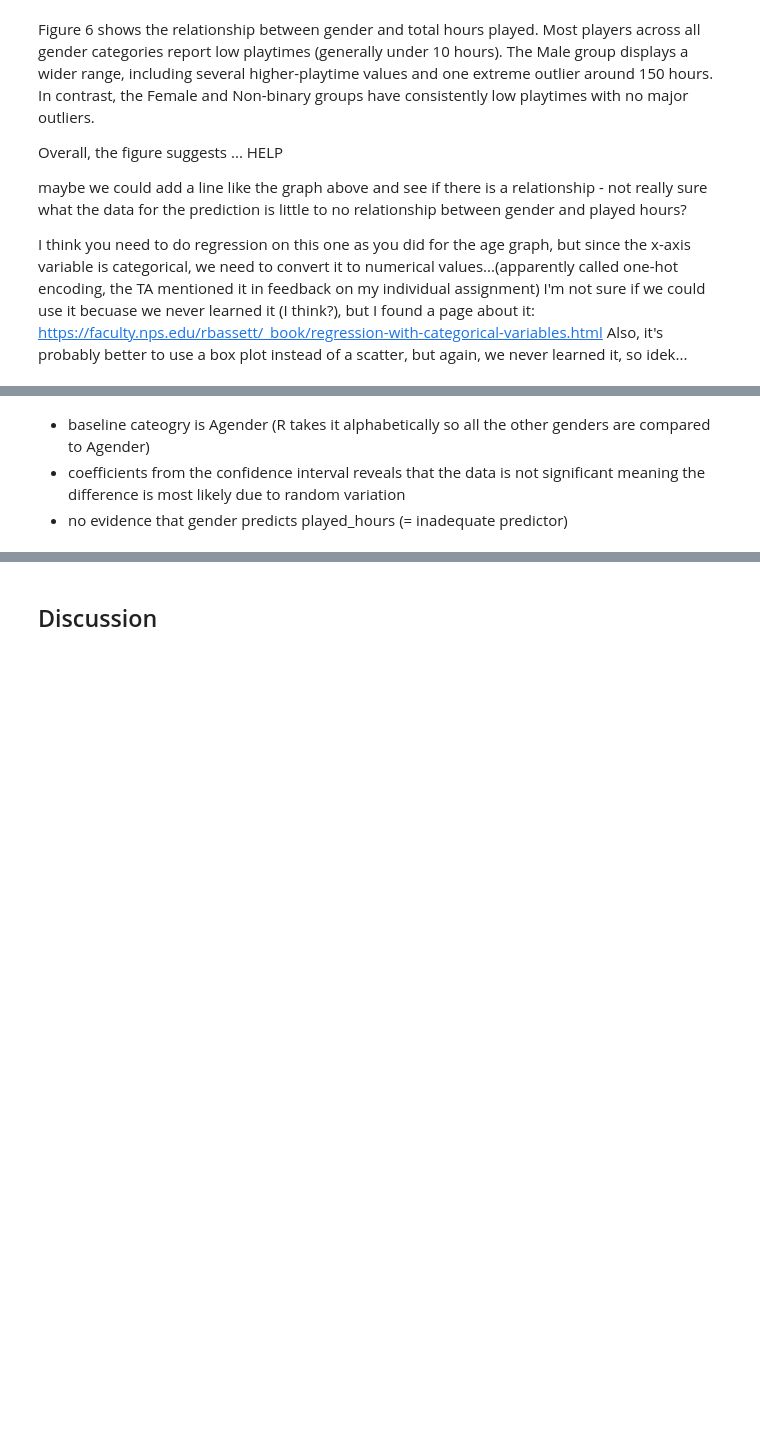
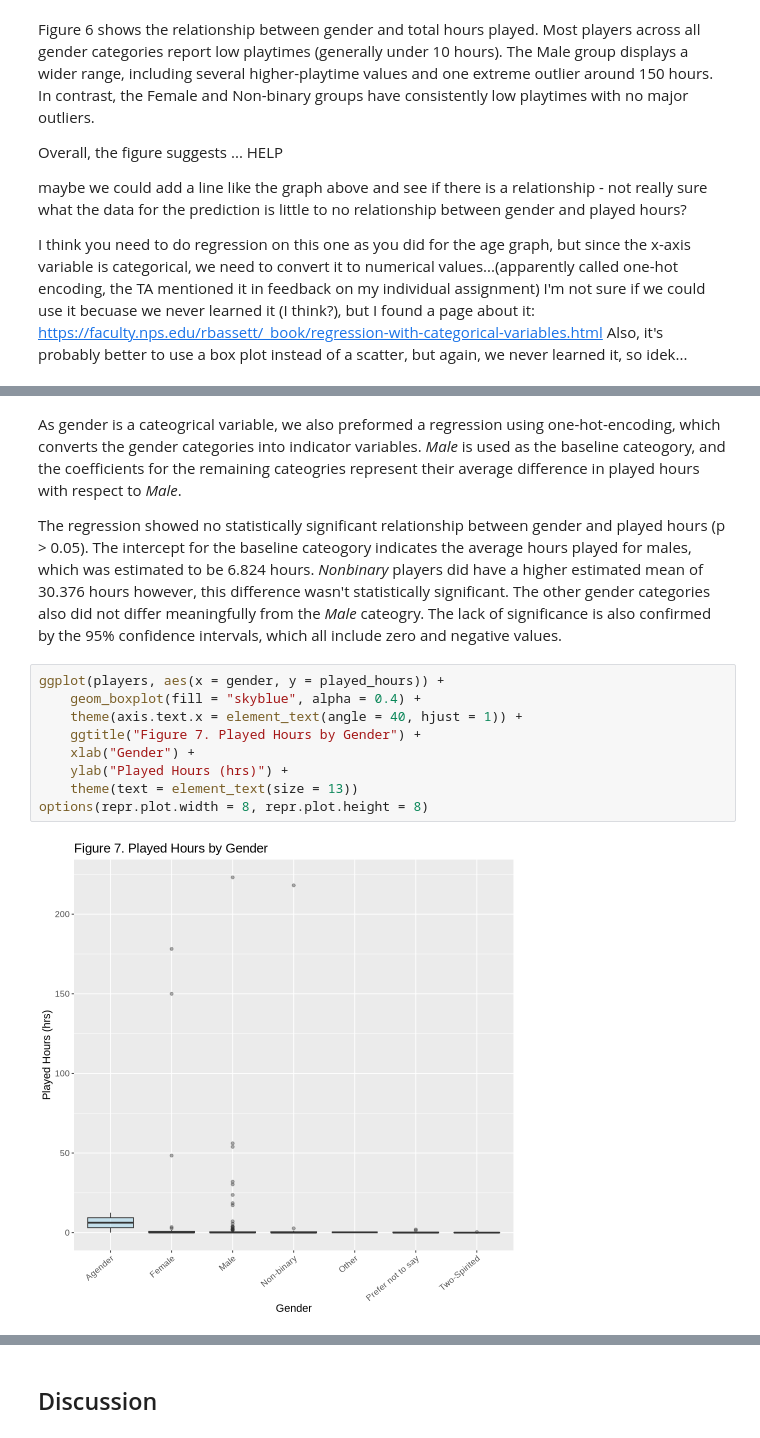
Before and after one commit to Sachi-F/dsci100_group3, a Jupyter notebook: project.ipynb, the cells around one changed output, grey strips where cells are left out. Cells and saved outputs as stored; diff of their text form; blank space fills up the shorter version.

Commit message:
linear regression + figure 7 interpretation
interpretation of the linear regression and box-and-whisker plot

```diff
--- a/project.ipynb
+++ b/project.ipynb
@@ -431,4 +396,15 @@ A matrix: 6 × 2 of type dbl
 # %% [markdown]
-- baseline cateogry is Agender (R takes it alphabetically so all the other genders are compared to Agender)
-- coefficients from the confidence interval reveals that the data is not significant meaning the difference is most likely due to random variation
-- no evidence that gender predicts played_hours (= inadequate predictor)
+As gender is a cateogrical variable, we also preformed a regression using one-hot-encoding, which converts the gender categories into indicator variables. *Male* is used as the baseline cateogory, and the coefficients  for the remaining cateogries represent their average difference in played hours with respect to *Male*.
+
+The regression showed no statistically significant relationship between gender and played hours (p > 0.05). The intercept for the baseline cateogory indicates the average hours played for males, which was estimated to be 6.824 hours. *Nonbinary* players did have a higher estimated mean of 30.376 hours however, this difference wasn't statistically significant. The other gender categories also did not differ meaningfully from the *Male* cateogry. The lack of significance is also confirmed by the 95% confidence intervals, which all include zero and negative values.
+# %%
+ggplot(players, aes(x = gender, y = played_hours)) +
+    geom_boxplot(fill = "skyblue", alpha = 0.4) +
+    theme(axis.text.x = element_text(angle = 40, hjust = 1)) +
+    ggtitle("Figure 7. Played Hours by Gender") +
+    xlab("Gender") +
+    ylab("Played Hours (hrs)") +
+    theme(text = element_text(size = 13))
+options(repr.plot.width = 8, repr.plot.height = 8)
+# %% [output]
+[figure, added]
```
Also changed, not shown: parts of 14 cells of this notebook.
